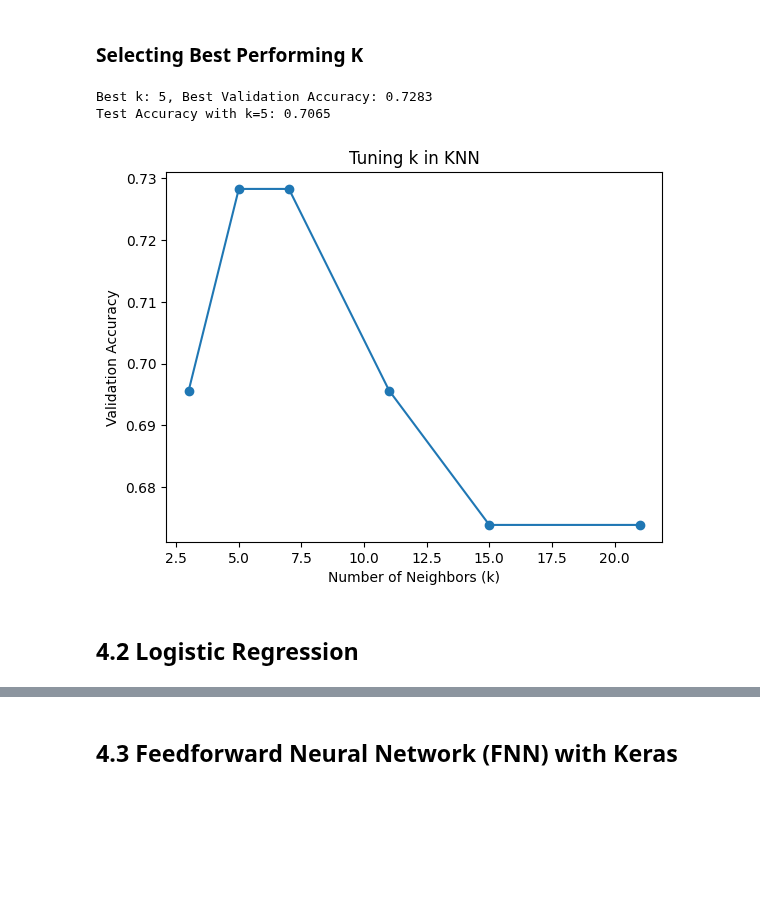
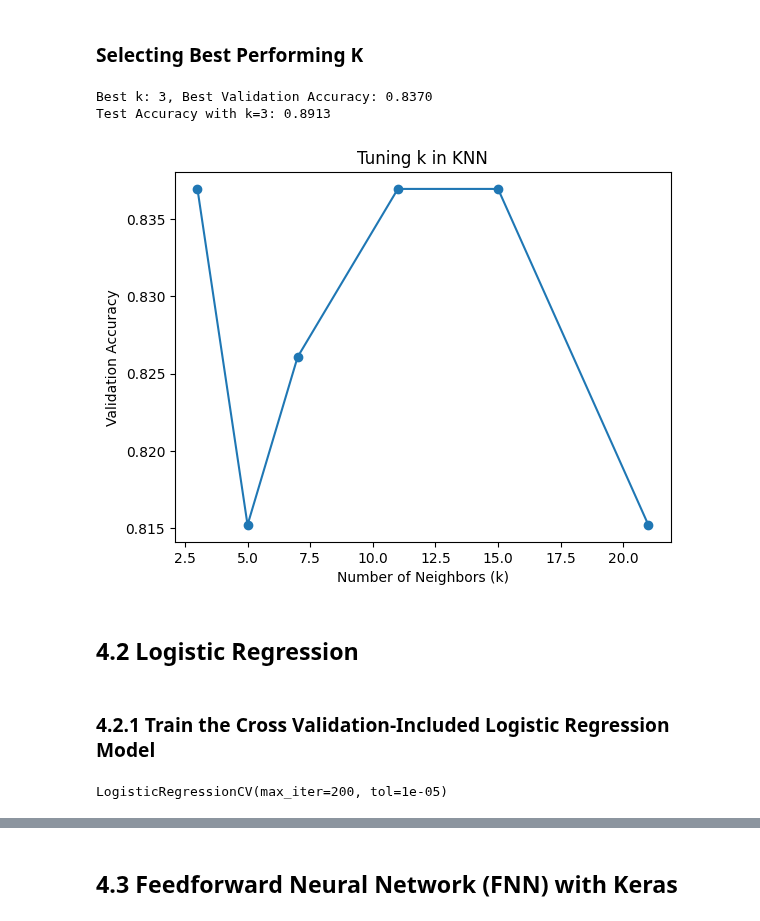
Before and after one commit to AhmedIAshraf/Heart-Failure-Classification, a Jupyter notebook: Heart_Failure_Classification.ipynb, the cells around one changed output, grey strips where cells are left out. Drawn from its saved outputs; the diff is of its cells as text; code cells hidden in the pictures; blank space fills up the shorter version.

Commit message:
Merging All Models into the Main File

```diff
--- a/Heart_Failure_Classification.ipynb
+++ b/Heart_Failure_Classification.ipynb
@@ -476,7 +631,7 @@ class AdaBoostClassifier:
 ### Training the AdaBoost Classifier
 # %%
 ada_boost_classifier = AdaBoostClassifier()
-ada_boost_classifier.fit(X_train, y_train)
+ada_boost_classifier.fit(X_train_scaled, y_train)
 # %% [markdown]
 ### Hyperparameters tuning
 # %%
@@ -486,11 +641,11 @@ val_acc = []
 
 for T in T_values:
     model = AdaBoostClassifier(T=T)
-    model.fit(X_train, y_train)
+    model.fit(X_train_scaled, y_train)
 
     # Evaluate accuracy
-    train_acc.append(accuracy_score(y_train, model.predict(X_train)))
-    val_acc.append(accuracy_score(y_val, model.predict(X_val)))  # Use validation set
+    train_acc.append(accuracy_score(y_train, model.predict(X_train_scaled)))
+    val_acc.append(accuracy_score(y_val, model.predict(X_val_scaled)))  # Use validation set
 
 # Plot results
 plt.plot(T_values, train_acc, label="Train Accuracy", marker="o")
@@ -511,10 +666,10 @@ print(f"Best T: {best_T}, Best Validation Accuracy: {max(val_acc):.4f}")
 
 # Intialize and train the AdaBoost Classifier with the best hyperparameters
 ada_boost_classifier = AdaBoostClassifier(T = best_T)
-ada_boost_classifier.fit(X_train, y_train)
+ada_boost_classifier.fit(X_train_scaled, y_train)
 
 # Make predictions and evaluate the model on the test set
-y_pred = ada_boost_classifier.predict(X_test)
+y_pred = ada_boost_classifier.predict(X_test_scaled)
 
 # Calculate the misclassification rate, accuracy, F1-score, and confusion matrix
 misclassification_rate = np.mean(y_pred != y_test)
@@ -547,10 +702,10 @@ val_acc = []
 # Train KNN for different values of k
 for k in k_values:
     knn = KNeighborsClassifier(n_neighbors=k)
-    knn.fit(X_train, y_train)  # Train model
+    knn.fit(X_train_scaled, y_train)  # Train model
 
     # Predict on validation set
-    y_val_pred = knn.predict(X_val)
+    y_val_pred = knn.predict(X_val_scaled)
     acc = accuracy_score(y_val, y_val_pred)  # Compute accuracy
     val_acc.append(acc)
 # %% [markdown]
@@ -558,26 +713,38 @@ for k in k_values:
 # %%
 # Find the best k
 best_k = k_values[np.argmax(val_acc)]
 print(f"Best k: {best_k}, Best Validation Accuracy: {max(val_acc):.4f}")
 
 # Train final model with best k
 best_knn = KNeighborsClassifier(n_neighbors=best_k)
-best_knn.fit(X_train, y_train)
+best_knn.fit(X_train_scaled, y_train)
 
 # Evaluate on test set
-y_test_pred = best_knn.predict(X_test)
+y_test_pred = best_knn.predict(X_test_scaled)
 test_acc = accuracy_score(y_test, y_test_pred)
 print(f"Test Accuracy with k={best_k}: {test_acc:.4f}")
 
 # Plot validation accuracy vs. k
 plt.plot(k_values, val_acc, marker="o", linestyle="-")
 plt.xlabel("Number of Neighbors (k)")
 plt.ylabel("Validation Accuracy")
 plt.title("Tuning k in KNN")
 plt.show()
 # %% [output]
-Best k: 5, Best Validation Accuracy: 0.7283
-Test Accuracy with k=5: 0.7065
+Best k: 3, Best Validation Accuracy: 0.8370
+Test Accuracy with k=3: 0.8913
-[figure, old version]
+[figure, new version]
 # %% [markdown]
 ## 4.2 Logistic Regression
+# %% [markdown]
+### 4.2.1 Train the Cross Validation-Included Logistic Regression Model
+# %%
+# Try both regularizers l1 and l2
+logistic_regression_l1 = LogisticRegressionCV(penalty='l1', solver='liblinear', max_iter=200, tol=1e-5)
+logistic_regression_l2 = LogisticRegressionCV(penalty='l2', max_iter=200, tol=1e-5)
+
+# Train both of them
+logistic_regression_l1.fit(X_train_scaled, y_train)
+logistic_regression_l2.fit(X_train_scaled, y_train)
+# %% [output]
+LogisticRegressionCV(max_iter=200, tol=1e-05)
```
Also changed, not shown: parts of 24 cells of this notebook.
